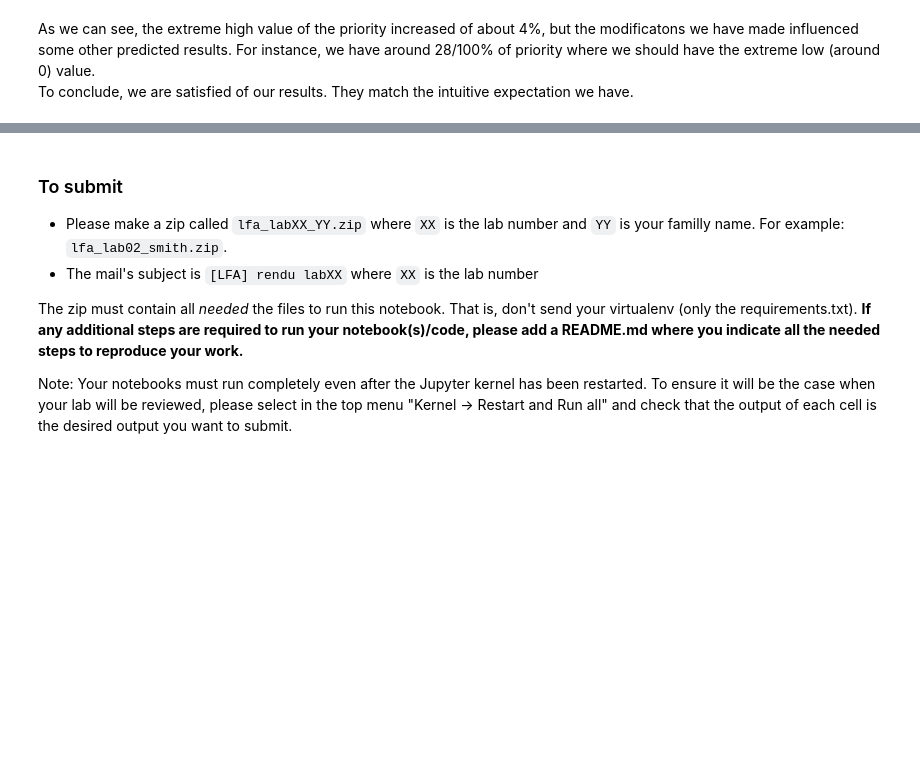
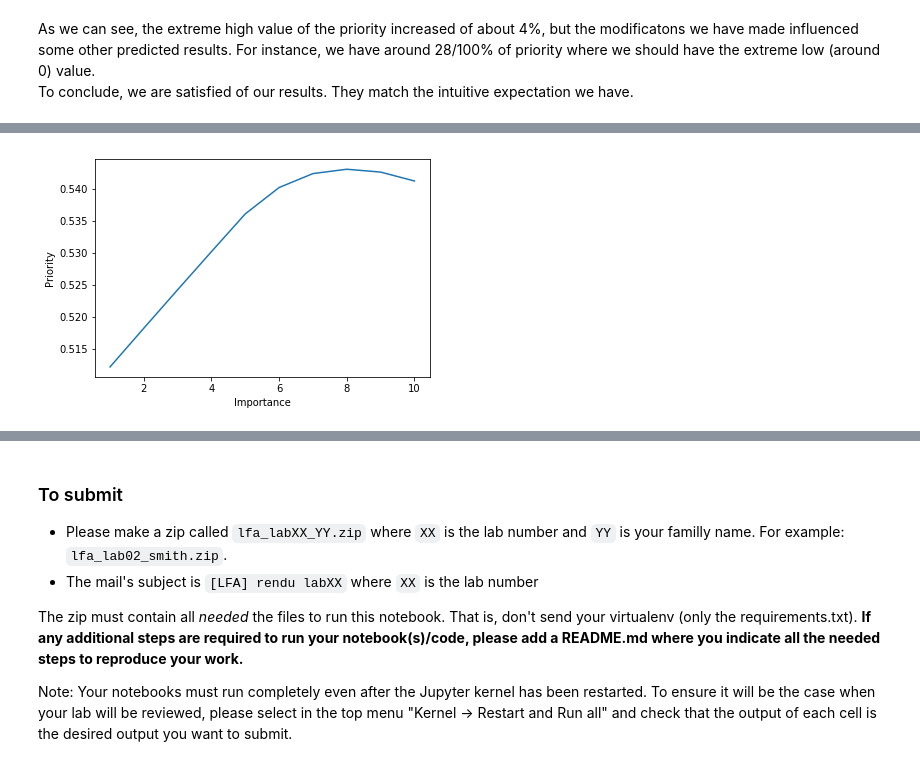
Before and after one commit to SachaKor/LFA-lab4, a Jupyter notebook: 040_exam_problem/000_exam_problem.ipynb, the cells around one changed output, grey strips where cells are left out. Drawn from its saved outputs; the diff is of its cells as text; code cells hidden in the pictures; blank space fills up the shorter version.

```diff
--- a/040_exam_problem/000_exam_problem.ipynb
+++ b/040_exam_problem/000_exam_problem.ipynb
@@ -491,0 +579,14 @@ To conclude, we are satisfied of our results. They match the intuitive expectati
+# %%
+input_value = {'Difficulty': 8, 'Importance': 4, "RemainingWork": 30, "TimeToExam": 30}
+importance = range(1, 11)
+predicted_values = []
+for i in importance:
+    input_value['Importance'] = i
+    pred_val = fis.predict(input_value)
+    predicted_values.append(pred_val['Priority'])
+plt.plot(list(importance), predicted_values)
+plt.xlabel('Importance')
+plt.ylabel('Priority')
+plt.show()
+# %% [output]
+[figure, added]
```
Also changed, not shown: parts of 14 cells of this notebook.
